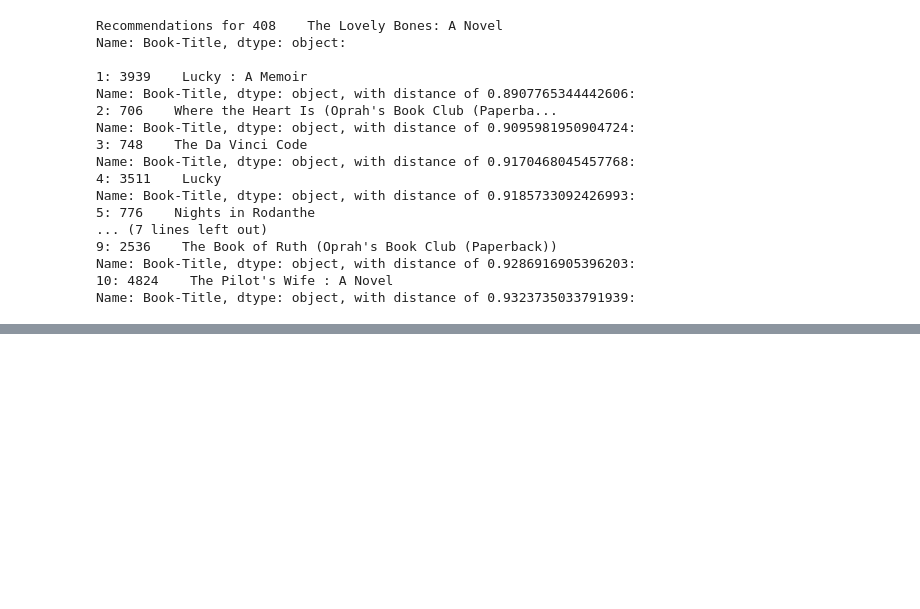
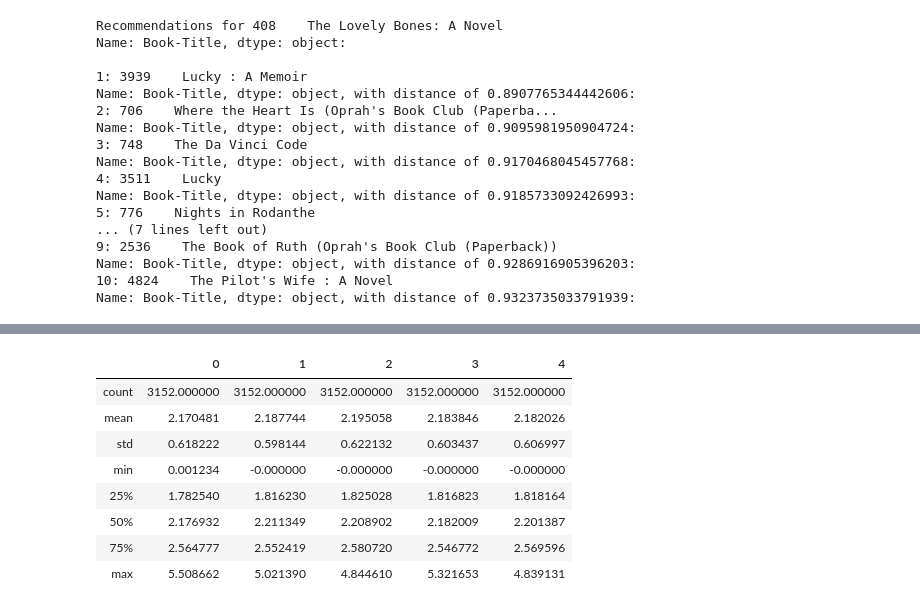
Before and after one commit to anthonymoisan/SystemRecommander, a Jupyter notebook: src/SystemRecommander.ipynb, the cells around one changed output, grey strips where cells are left out. Saved outputs shown, nothing was run; the diff lists cells and outputs as text; code cells hidden in the pictures; blank space fills up the shorter version.

```diff
--- a/src/SystemRecommander.ipynb
+++ b/src/SystemRecommander.ipynb
@@ -441,0 +652,20 @@ Name: Book-Title, dtype: object, with distance of 0.9323735033791939:
+# %%
+# Returns a neural network model which performs matrix factorisation with additional constraint on embeddings(that they can't be negative)
+def matrix_factorisation_model_with_n_latent_factors_and_non_negative_embedding(n_latent_factors) :
+    book_input = keras.layers.Input(shape=[1],name='Book')
+    book_embedding = keras.layers.Embedding(n_books + 1, n_latent_factors, name='Non-Negative-Book-Embedding',embeddings_constraint=non_neg())(book_input)
+    book_vec = keras.layers.Flatten(name='FlattenBooks')(book_embedding)
+
+    user_input = keras.layers.Input(shape=[1],name='User')
+    user_embedding = keras.layers.Embedding(n_users + 1, n_latent_factors,name='Non-Negative-User-Embedding',embeddings_constraint=non_neg())(user_input)
+    user_vec = keras.layers.Flatten(name='FlattenUsers')(user_embedding)
+
+    prod = keras.layers.dot([book_vec, user_vec],axes=1)
+
+
+    model = keras.Model([user_input, book_input], prod)
+    model.compile('adam', 'mean_squared_error')
+
+    return model
+# %%
+model = matrix_factorisation_model_with_n_latent_factors_and_non_negative_embedding(5)
@@ -441,0 +700,2 @@ Name: Book-Title, dtype: object, with distance of 0.9323735033791939:
+# %%
+history_nonneg = model.fit([df_train["User_index"], df_train["ISBN_index"]], df_train["Book-Rating"], epochs=100, verbose=1)
@@ -441,0 +720,13 @@ Name: Book-Title, dtype: object, with distance of 0.9323735033791939:
+# %%
+book_embedding_learnt = model.get_layer(name='Non-Negative-Book-Embedding').get_weights()[0]
+pd.DataFrame(book_embedding_learnt).describe()
+# %% [output]
+|  | 0 | 1 | 2 | 3 | 4 |
+| count | 3152.000000 | 3152.000000 | 3152.000000 | 3152.000000 | 3152.000000 |
+| mean | 2.170481 | 2.187744 | 2.195058 | 2.183846 | 2.182026 |
+| std | 0.618222 | 0.598144 | 0.622132 | 0.603437 | 0.606997 |
+| min | 0.001234 | -0.000000 | -0.000000 | -0.000000 | -0.000000 |
+| 25% | 1.782540 | 1.816230 | 1.825028 | 1.816823 | 1.818164 |
+| 50% | 2.176932 | 2.211349 | 2.208902 | 2.182009 | 2.201387 |
+| 75% | 2.564777 | 2.552419 | 2.580720 | 2.546772 | 2.569596 |
+| max | 5.508662 | 5.021390 | 4.844610 | 5.321653 | 4.839131 |
```
Also changed, not shown: parts of 46 cells of this notebook, 2 other files.
